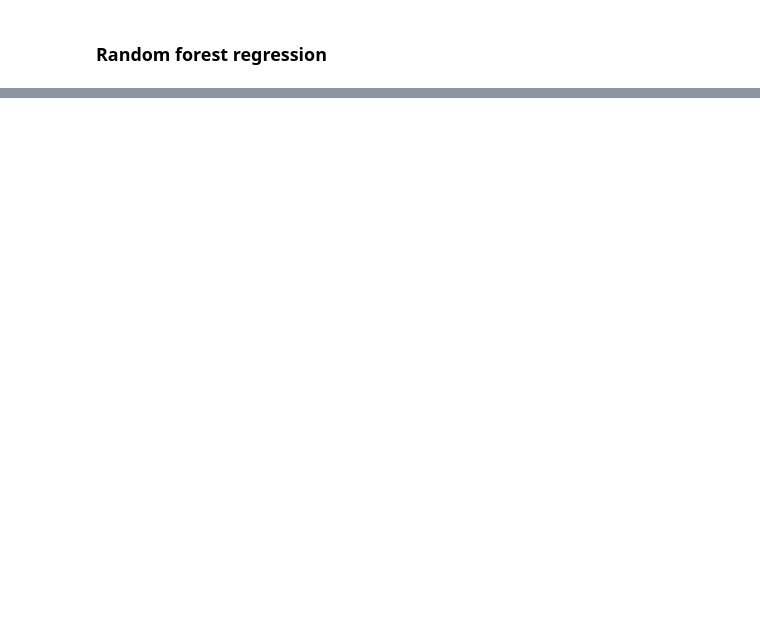
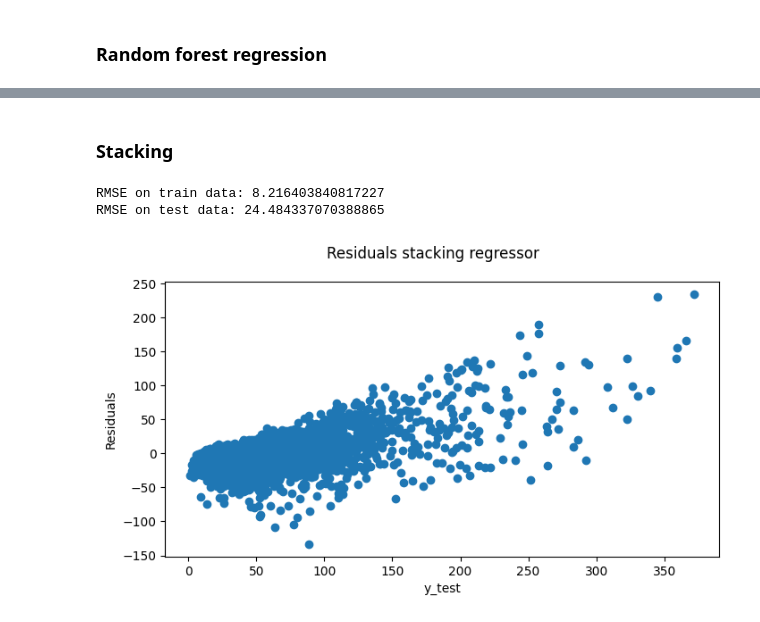
Before and after one commit to markus-baden/ml-project-air-quality, a Jupyter notebook: air_quality_prediction.ipynb, the cells around one changed output, grey strips where cells are left out. Drawn from its saved outputs; the diff is of its cells as text; code cells hidden in the pictures; blank space fills up the shorter version.

```diff
--- a/air_quality_prediction.ipynb
+++ b/air_quality_prediction.ipynb
@@ -208,0 +378,4 @@ for feat in baseline_features:
+# %%
+# Concatenating scaled and dummy columns
+X_train = pd.concat([X_train_scaled, X_train.drop(col_scale, axis=1)], axis=1)
+X_test = pd.concat([X_test_scaled, X_test.drop(col_scale, axis=1)], axis=1)
@@ -208,0 +413,13 @@ for feat in baseline_features:
+# %%
+model_dectree_reg = DecisionTreeRegressor(max_features=100, max_depth=20, criterion='squared_error', random_state=RSEED)
+model_adaboost    = AdaBoostRegressor(random_state=RSEED)
+model_svr         = SVR()
+model_sgdr        = SGDRegressor(random_state=RSEED)
+model_rfr         = RandomForestRegressor(random_state=RSEED)
+model_knr         = KNeighborsRegressor()
+model_xgbr        = XGBRegressor()
+
+models = [model_dectree_reg, model_adaboost, model_svr, model_sgdr, model_rfr, model_knr, model_xgbr]
+
+for model in tqdm(models):
+    train_predict_evaluate(model, X_train, y_train, X_test, y_test)
@@ -208,0 +1012,35 @@ for feat in baseline_features:
+# %% [markdown]
+### Stacking
+# %%
+from sklearn.ensemble import StackingRegressor
+
+estimators = [
+    ('rfr', RandomForestRegressor(max_features=55, random_state = RSEED)),
+    ('knr', KNeighborsRegressor(n_neighbors=5, metric="manhattan", )),
+    ('xgbr', XGBRegressor())
+]
+
+model_stack = StackingRegressor(estimators = estimators, final_estimator = LinearRegression(), cv=3, n_jobs=-1)
+model_stack.fit(X_train, y_train).score(X_test, y_test)
+
+y_train_pred_stack = model_stack.predict(X_train)
+y_test_pred_stack = model_stack.predict(X_test)
+
+print(f"RMSE on train data: {mean_squared_error(y_train, y_train_pred_stack, squared=False)}")
+print(f"RMSE on test data: {mean_squared_error(y_test, y_test_pred_stack, squared=False)}")
+# %% [output]
+RMSE on train data: 8.216403840817227
+RMSE on test data: 24.484337070388865
+# %%
+#calculate residuals
+residuals = y_test - y_test_pred_stack
+
+# plot residuals
+fig, ax = plt.subplots(figsize=(8, 4))
+ax.scatter(y_test, residuals)
+ax.set_ylabel("Residuals")
+ax.set_xlabel("y_test")
+fig.suptitle('Residuals stacking regressor')
+plt.show()
+# %% [output]
+[figure, added]
```
Also changed, not shown: parts of 71 cells of this notebook, 2 other files.
